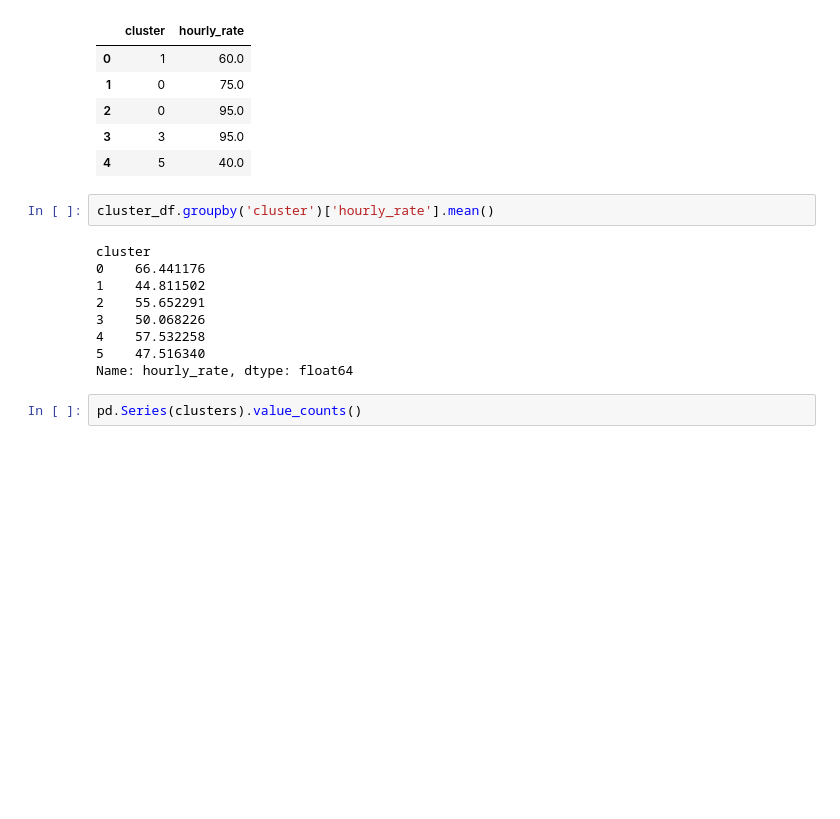
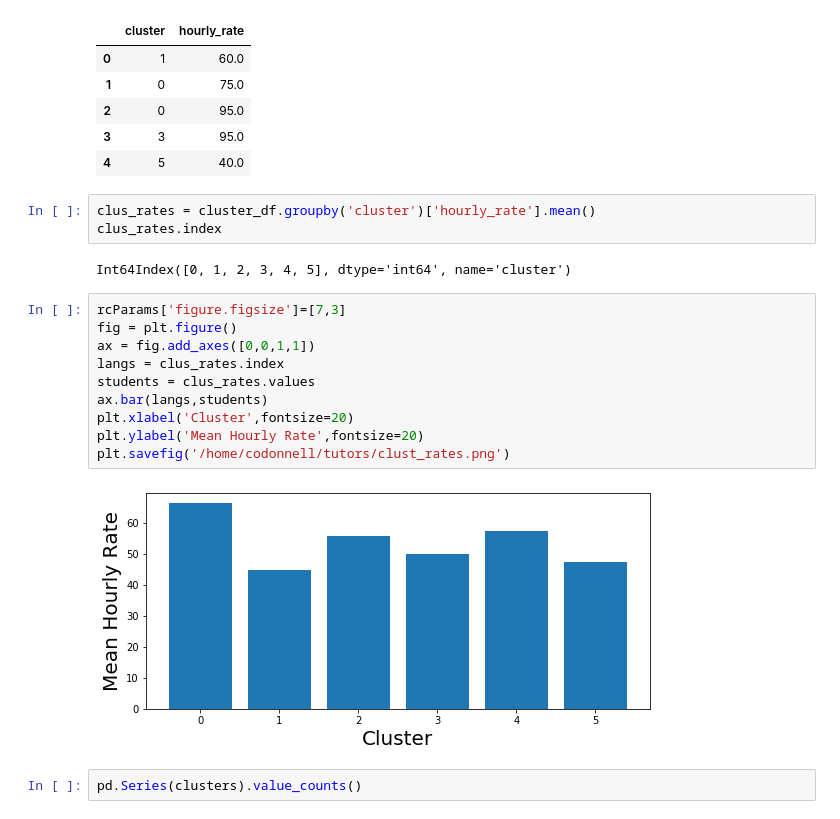
Before and after one commit to cfodonnell/Insight_Project_AsTutor, a Jupyter notebook: EDA/bio_subjects_clustering.ipynb, the cells around one changed output. Drawn from its saved outputs; the diff is of its cells as text; blank space fills up the shorter version.

```diff
--- a/bio_subjects_clustering.ipynb
+++ b/EDA/bio_subjects_clustering.ipynb
@@ -196,16 +197,22 @@ cluster_df.head()
 | 3 | 3 | 95.0 |
 | 4 | 5 | 40.0 |
 # %%
-cluster_df.groupby('cluster')['hourly_rate'].mean()
+clus_rates = cluster_df.groupby('cluster')['hourly_rate'].mean()
+clus_rates.index
 # %% [output]
-cluster
-0    66.441176
-1    44.811502
-2    55.652291
-3    50.068226
-4    57.532258
-5    47.516340
-Name: hourly_rate, dtype: float64
+Int64Index([0, 1, 2, 3, 4, 5], dtype='int64', name='cluster')
+# %%
+rcParams['figure.figsize']=[7,3]
+fig = plt.figure()
+ax = fig.add_axes([0,0,1,1])
+langs = clus_rates.index
+students = clus_rates.values
+ax.bar(langs,students)
+plt.xlabel('Cluster',fontsize=20)
+plt.ylabel('Mean Hourly Rate',fontsize=20)
+plt.savefig('/home/codonnell/tutors/clust_rates.png')
+# %% [output]
+[figure, added]
 # %%
 pd.Series(clusters).value_counts()
 # %% [output]
```
Also changed, not shown: parts of 1 cell of this notebook, 7 other files.
